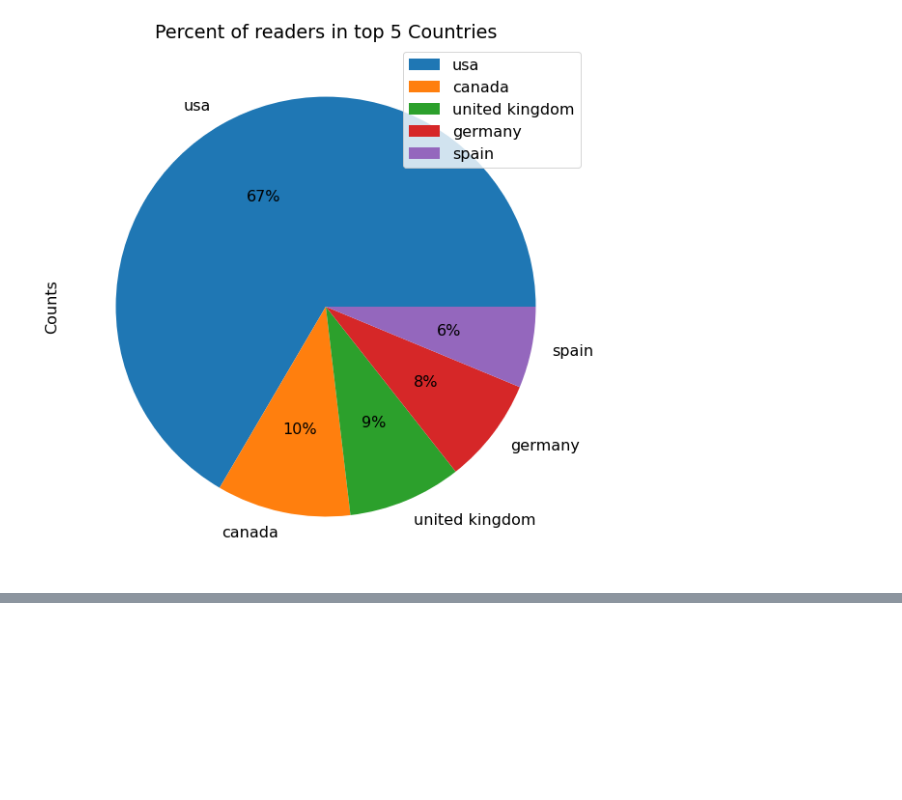
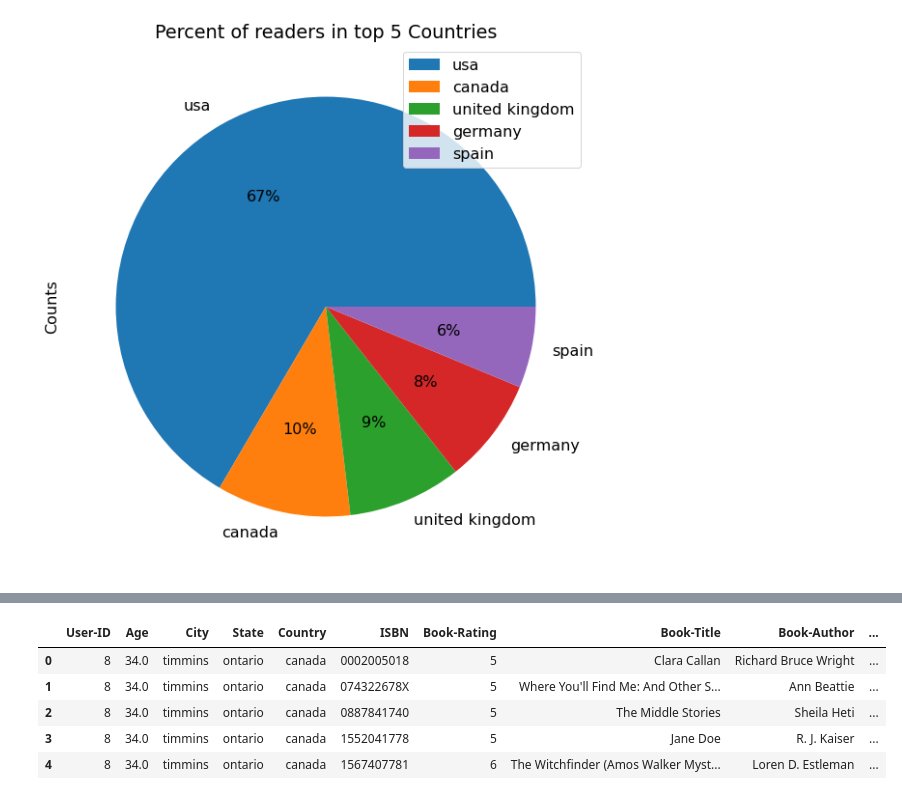
Before and after one commit to MANISH-KUMAR-CODES/Book-Recommendtion-System, a Jupyter notebook: Book_Recommendtion_System.ipynb, the cells around one changed output, grey strips where cells are left out. Cells and saved outputs as stored; diff of their text form; code cells hidden in the pictures; blank space fills up the shorter version.

```diff
--- a/Book_Recommendtion_System.ipynb
+++ b/Book_Recommendtion_System.ipynb
@@ -635,0 +676,5 @@ Text(0.5, 1.0, 'Percent of readers in top 5 Countries')
+# %%
+## Explicit Ratings Dataset
+df1 = df[df['Book-Rating'] != 0]
+df1 = df1.reset_index(drop = True)
+df1.shape
@@ -635,0 +708,10 @@ Text(0.5, 1.0, 'Percent of readers in top 5 Countries')
+# %%
+#checking top rows of our implicit dataframe
+df1.head()
+# %% [output]
+|  | User-ID | Age | City | State | Country | ISBN | Book-Rating | Book-Title | Book-Author | ... |
+| 0 | 8 | 34.0 | timmins | ontario | canada | 0002005018 | 5 | Clara Callan | Richard Bruce Wright | ... |
+| 1 | 8 | 34.0 | timmins | ontario | canada | 074322678X | 5 | Where You'll Find Me: And Other S... | Ann Beattie | ... |
+| 2 | 8 | 34.0 | timmins | ontario | canada | 0887841740 | 5 | The Middle Stories | Sheila Heti | ... |
+| 3 | 8 | 34.0 | timmins | ontario | canada | 1552041778 | 5 | Jane Doe | R. J. Kaiser | ... |
+| 4 | 8 | 34.0 | timmins | ontario | canada | 1567407781 | 6 | The Witchfinder (Amos Walker Myst... | Loren D. Estleman | ... |
```
Also changed, not shown: parts of 17 cells of this notebook.
